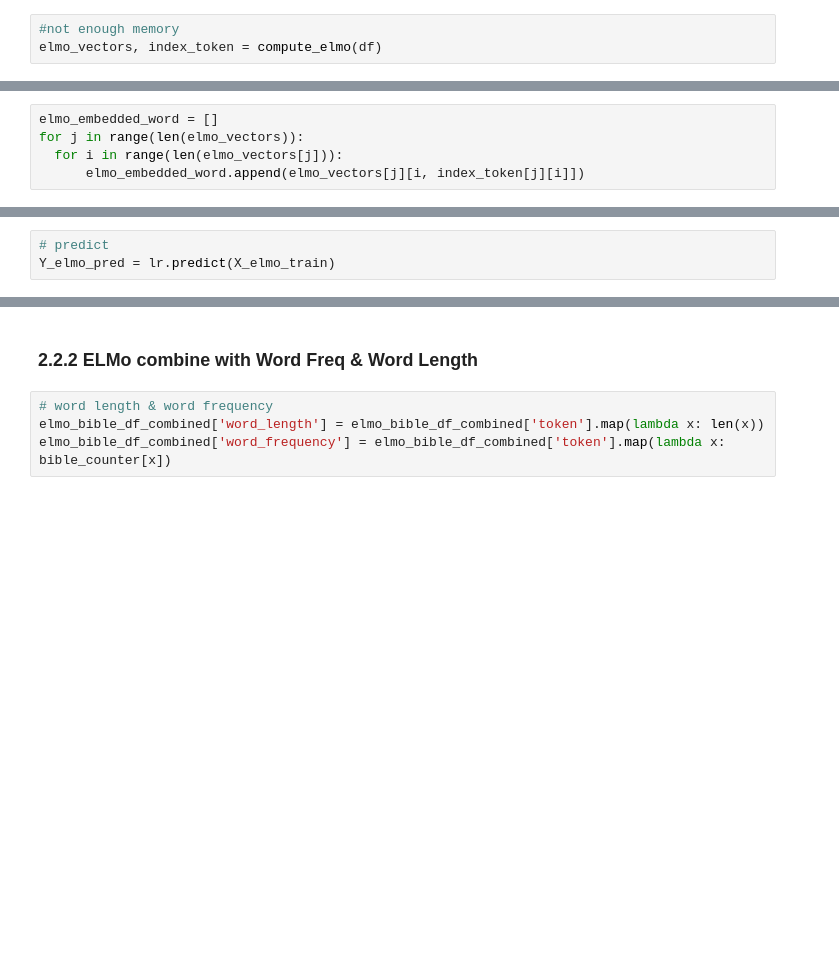
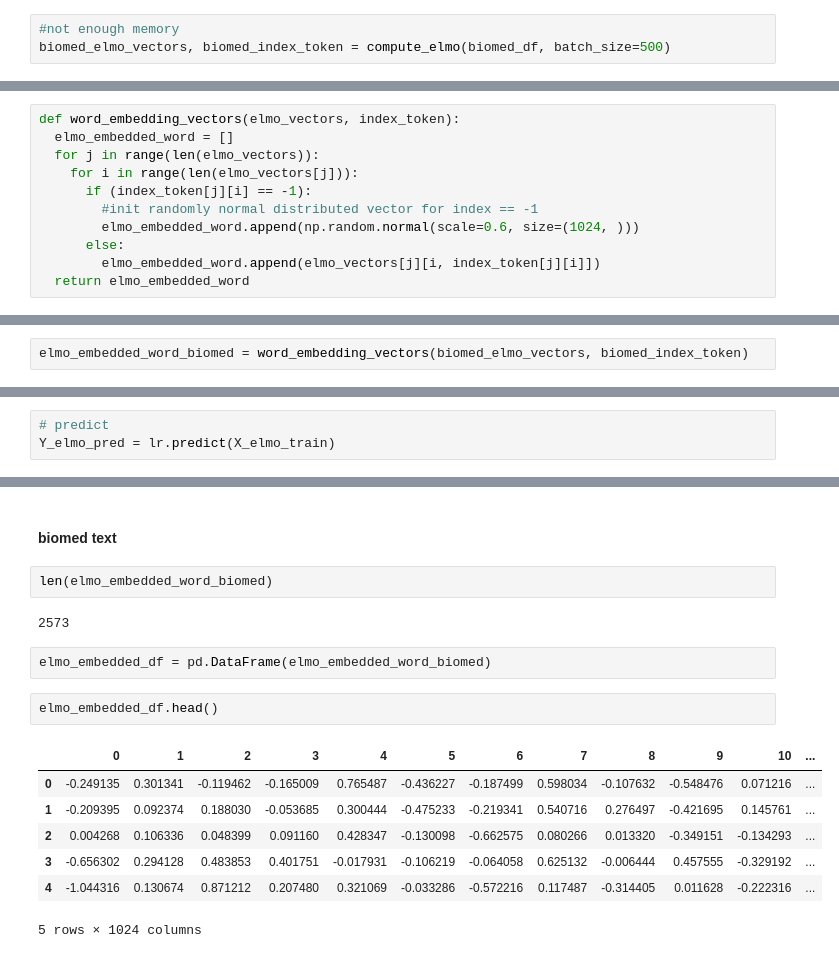
Before and after one commit to mcxxmc/CS505Final_project_CompLex, a Jupyter notebook: Codes/cs505project_toucham.ipynb, the cells around one changed output, grey strips where cells are left out. Saved outputs shown, nothing was run; the diff lists cells and outputs as text; blank space fills up the shorter version.

```diff
--- a/Codes/cs505project_toucham.ipynb
+++ b/Codes/cs505project_toucham.ipynb
@@ -411,4 +444,4 @@ df.shape
 # %%
 #not enough memory
-elmo_vectors, index_token = compute_elmo(df)
+biomed_elmo_vectors, biomed_index_token = compute_elmo(biomed_df, batch_size=500)
 # %% [output]
@@ -443,7 +563,13 @@ ResourceExhaustedError: ignored
 # %% [markdown]
 #### ELMO word embedding
 # %%
-elmo_embedded_word = []
-for j in range(len(elmo_vectors)):
-  for i in range(len(elmo_vectors[j])):
-      elmo_embedded_word.append(elmo_vectors[j][i, index_token[j][i]])
+def word_embedding_vectors(elmo_vectors, index_token):
+  elmo_embedded_word = []
+  for j in range(len(elmo_vectors)):
+    for i in range(len(elmo_vectors[j])):
+      if (index_token[j][i] == -1):
+        #init randomly normal distributed vector for index == -1
+        elmo_embedded_word.append(np.random.normal(scale=0.6, size=(1024, )))
+      else:
+        elmo_embedded_word.append(elmo_vectors[j][i, index_token[j][i]])
+  return elmo_embedded_word
@@ -449,0 +578,2 @@ for j in range(len(elmo_vectors)):
+# %%
+elmo_embedded_word_biomed = word_embedding_vectors(biomed_elmo_vectors, biomed_index_token)
@@ -676,6 +1037,18 @@ average training absolute loss is 0.04939226068500848
-# %% [markdown]
-### 2.2.2 ELMo combine with Word Freq & Word Length
-# %%
-# word length & word frequency
-elmo_bible_df_combined['word_length'] = elmo_bible_df_combined['token'].map(lambda x: len(x))
-elmo_bible_df_combined['word_frequency'] = elmo_bible_df_combined['token'].map(lambda x: bible_counter[x])
+# %% [markdown]
+#### biomed text
+# %%
+len(elmo_embedded_word_biomed)
+# %% [output]
+2573
+# %%
+elmo_embedded_df = pd.DataFrame(elmo_embedded_word_biomed)
+# %%
+elmo_embedded_df.head()
+# %% [output]
+|  | 0 | 1 | 2 | 3 | 4 | 5 | 6 | 7 | 8 | 9 | 10 | ... |
+| 0 | -0.249135 | 0.301341 | -0.119462 | -0.165009 | 0.765487 | -0.436227 | -0.187499 | 0.598034 | -0.107632 | -0.548476 | 0.071216 | ... |
+| 1 | -0.209395 | 0.092374 | 0.188030 | -0.053685 | 0.300444 | -0.475233 | -0.219341 | 0.540716 | 0.276497 | -0.421695 | 0.145761 | ... |
+| 2 | 0.004268 | 0.106336 | 0.048399 | 0.091160 | 0.428347 | -0.130098 | -0.662575 | 0.080266 | 0.013320 | -0.349151 | -0.134293 | ... |
+| 3 | -0.656302 | 0.294128 | 0.483853 | 0.401751 | -0.017931 | -0.106219 | -0.064058 | 0.625132 | -0.006444 | 0.457555 | -0.329192 | ... |
+| 4 | -1.044316 | 0.130674 | 0.871212 | 0.207480 | 0.321069 | -0.033286 | -0.572216 | 0.117487 | -0.314405 | 0.011628 | -0.222316 | ... |
+5 rows × 1024 columns
```
Also changed, not shown: parts of 99 cells of this notebook.
